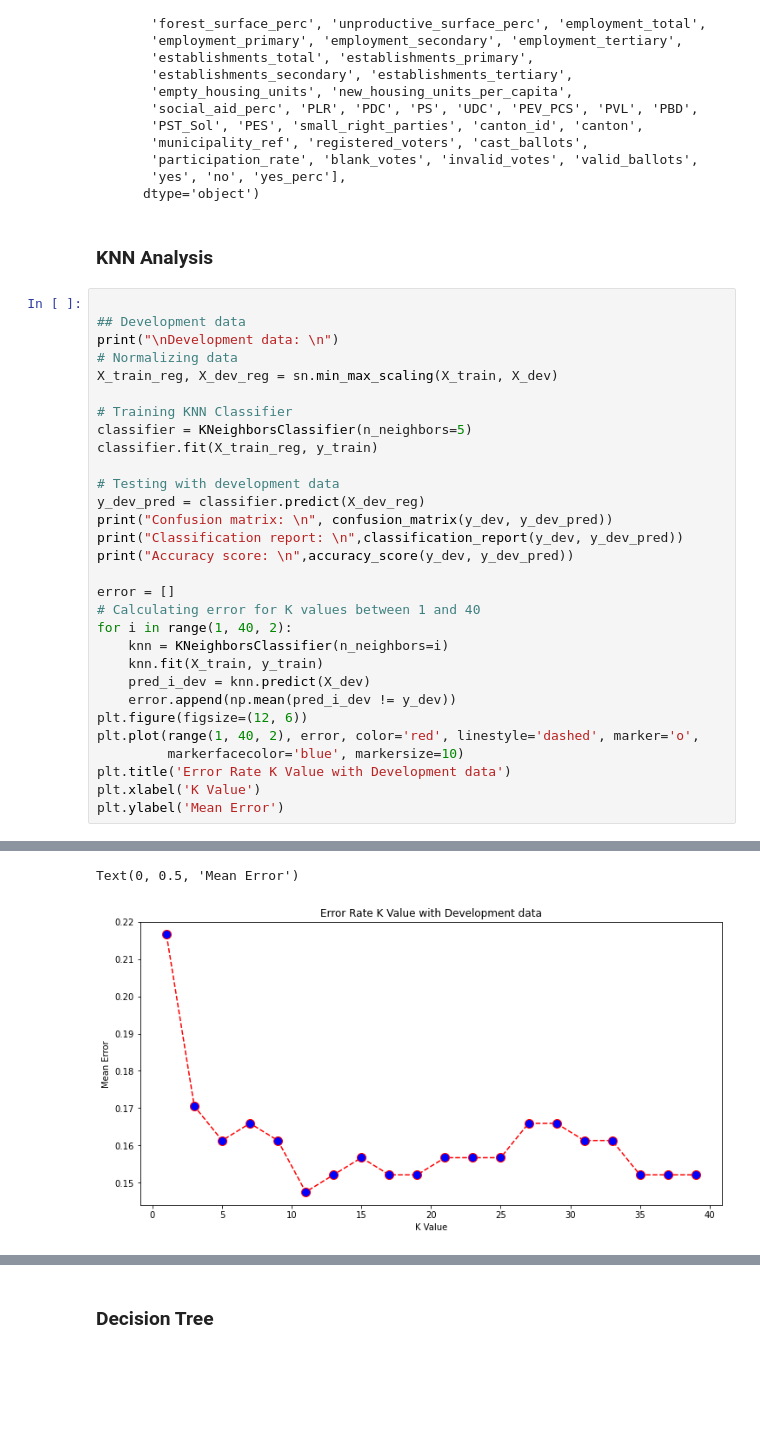
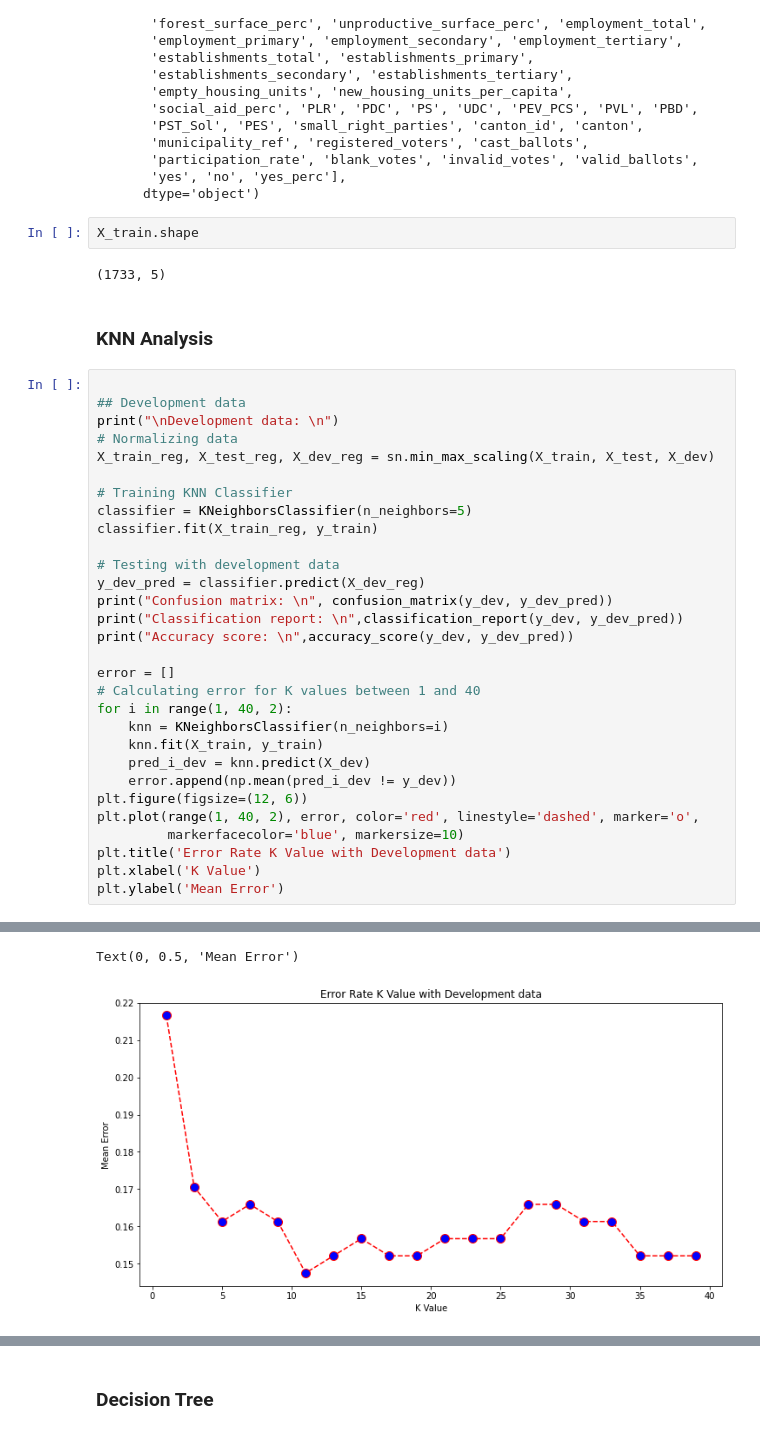
Before and after one commit to krishnapavanz/LarryOnBallots, a Jupyter notebook: models/baseline_analysis.ipynb, the cells around one changed output, grey strips where cells are left out. Saved outputs shown, nothing was run; the diff lists cells and outputs as text; blank space fills up the shorter version.

```diff
--- a/models/baseline_analysis.ipynb
+++ b/models/baseline_analysis.ipynb
@@ -69,6 +69,10 @@ Columns in cleaned dataset:
        'participation_rate', 'blank_votes', 'invalid_votes', 'valid_ballots',
        'yes', 'no', 'yes_perc'],
       dtype='object')
+# %%
+X_train.shape
+# %% [output]
+(1733, 5)
 # %% [markdown]
 ### KNN Analysis
 # %%
@@ -76,7 +80,7 @@ Columns in cleaned dataset:
 ## Development data
 print("\nDevelopment data: \n")
 # Normalizing data
-X_train_reg, X_dev_reg = sn.min_max_scaling(X_train, X_dev)
+X_train_reg, X_test_reg, X_dev_reg = sn.min_max_scaling(X_train, X_test, X_dev)
 
 # Training KNN Classifier
 classifier = KNeighborsClassifier(n_neighbors=5)
@@ -93,34 +97,34 @@ error = []
 for i in range(1, 40, 2):
     knn = KNeighborsClassifier(n_neighbors=i)
     knn.fit(X_train, y_train)
     pred_i_dev = knn.predict(X_dev)
     error.append(np.mean(pred_i_dev != y_dev))
 plt.figure(figsize=(12, 6))
 plt.plot(range(1, 40, 2), error, color='red', linestyle='dashed', marker='o',
          markerfacecolor='blue', markersize=10)
 plt.title('Error Rate K Value with Development data')
 plt.xlabel('K Value')
 plt.ylabel('Mean Error')
 # %% [output]
 Development data:
 
 Confusion matrix:
  [[  8  27]
  [ 11 171]]
 Classification report:
                precision    recall  f1-score   support
 
            0       0.42      0.23      0.30        35
            1       0.86      0.94      0.90       182
 
     accuracy                           0.82       217
    macro avg       0.64      0.58      0.60       217
 weighted avg       0.79      0.82      0.80       217
 
 Accuracy score:
  0.8248847926267281
 Text(0, 0.5, 'Mean Error')
-[figure, old version]
+[figure, new version]
 # %%
 ## Test data
 print("\nTest data: \n")
```
Also changed, not shown: parts of 1 cell of this notebook.
